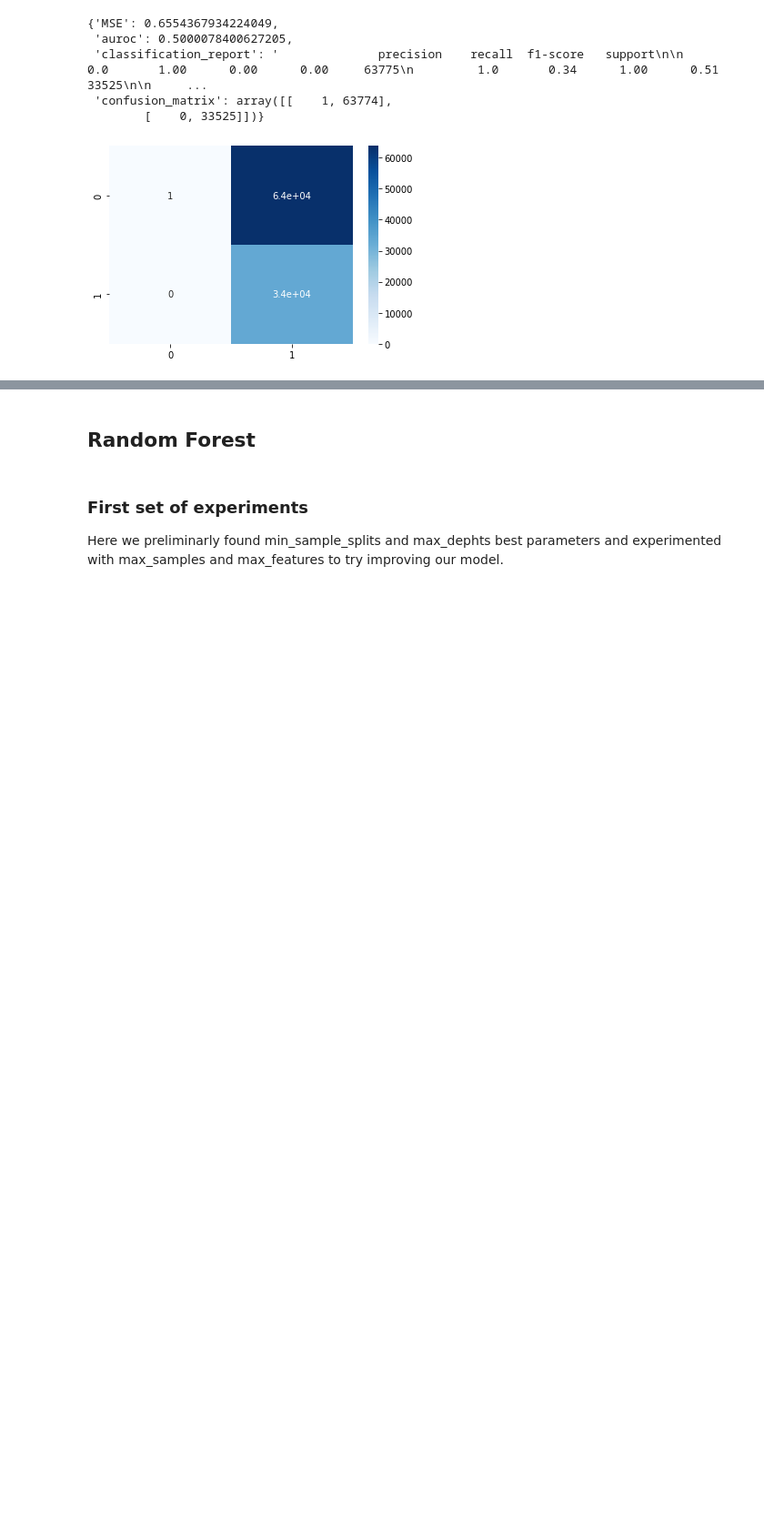
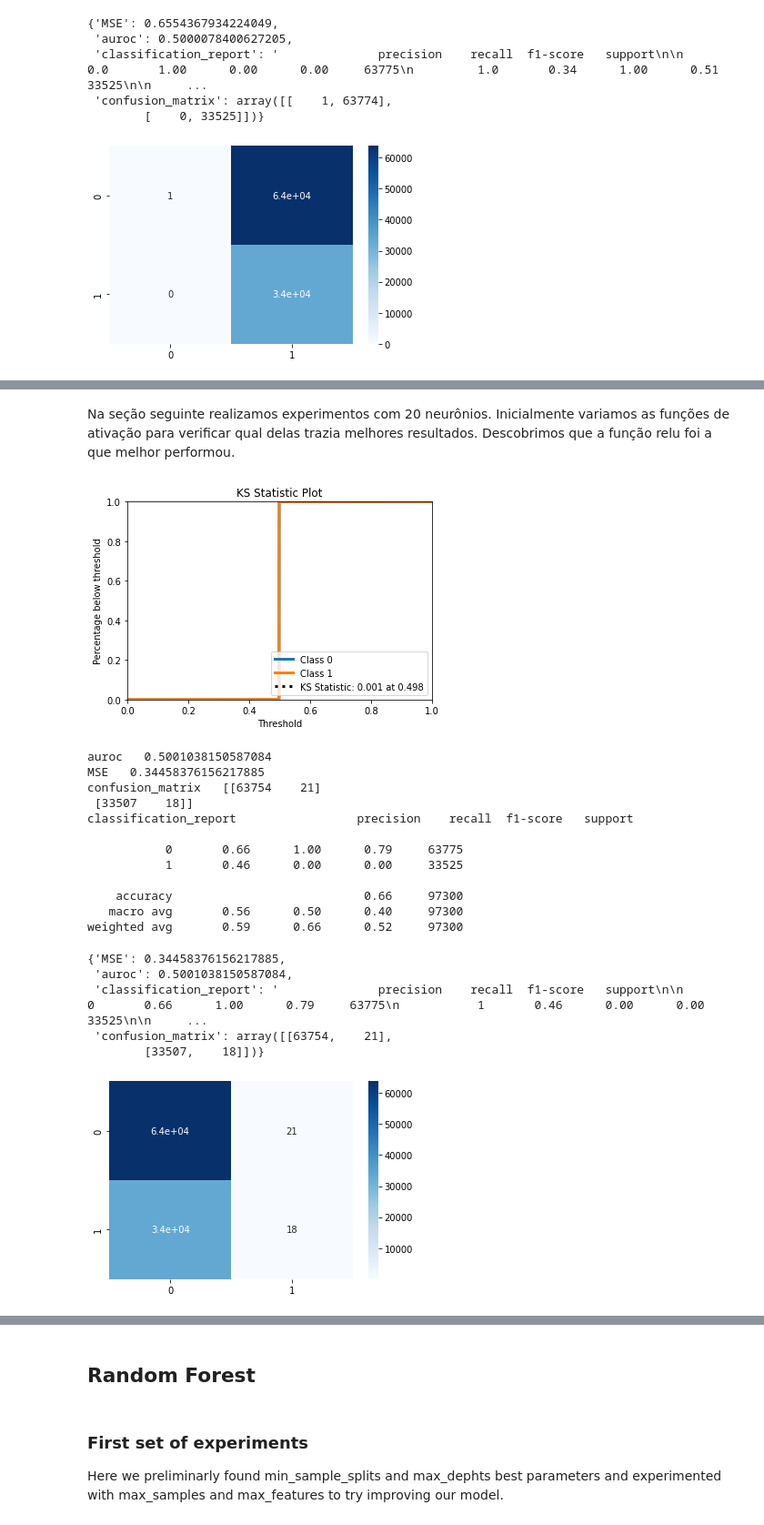
Before and after one commit to pietromasur/credit-risk-analysis, a Jupyter notebook: credit_risk_analysis.ipynb, the cells around one changed output, grey strips where cells are left out. Shown at 91% size. Saved outputs shown, nothing was run; the diff lists cells and outputs as text; code cells hidden in the pictures; blank space fills up the shorter version.

Commit message:
[ADDED] sklearn perceptron and experiments repport

```diff
--- a/credit_risk_analysis.ipynb
+++ b/credit_risk_analysis.ipynb
@@ -536,0 +582,29 @@ weighted avg       0.77      0.34      0.18     97300
+# %% [markdown]
+Na seção seguinte realizamos experimentos com 20 neurônios. Inicialmente variamos as funções de ativação para verificar qual delas trazia melhores resultados. Descobrimos que a função relu foi a que melhor performou.
+# %%
+mlp = MLPClassifier((20), activation = 'tanh', n_iter_no_change=30, max_iter=10000, learning_rate_init = 0.0005, solver="adam")
+mlp.fit(train_and_validation_x,train_and_validation_Y)
+all_preds = mlp.predict(test_x)
+all_preds_proba = mlp.predict_proba(test_x)
+all_targets = test_Y
+get_metrics(all_targets, all_preds, all_preds_proba)
+# %% [output]
+[figure, added]
+auroc   0.5001038150587084
+MSE   0.34458376156217885
+confusion_matrix   [[63754    21]
+ [33507    18]]
+classification_report                 precision    recall  f1-score   support
+
+           0       0.66      1.00      0.79     63775
+           1       0.46      0.00      0.00     33525
+
+    accuracy                           0.66     97300
+   macro avg       0.56      0.50      0.40     97300
+weighted avg       0.59      0.66      0.52     97300
+{'MSE': 0.34458376156217885,
+ 'auroc': 0.5001038150587084,
+ 'classification_report': '              precision    recall  f1-score   support\n\n           0       0.66      1.00      0.79     63775\n           1       0.46      0.00      0.00     33525\n\n     ...
+ 'confusion_matrix': array([[63754,    21],
+        [33507,    18]])}
+[figure, added]
```
Also changed, not shown: parts of 21 cells of this notebook.
